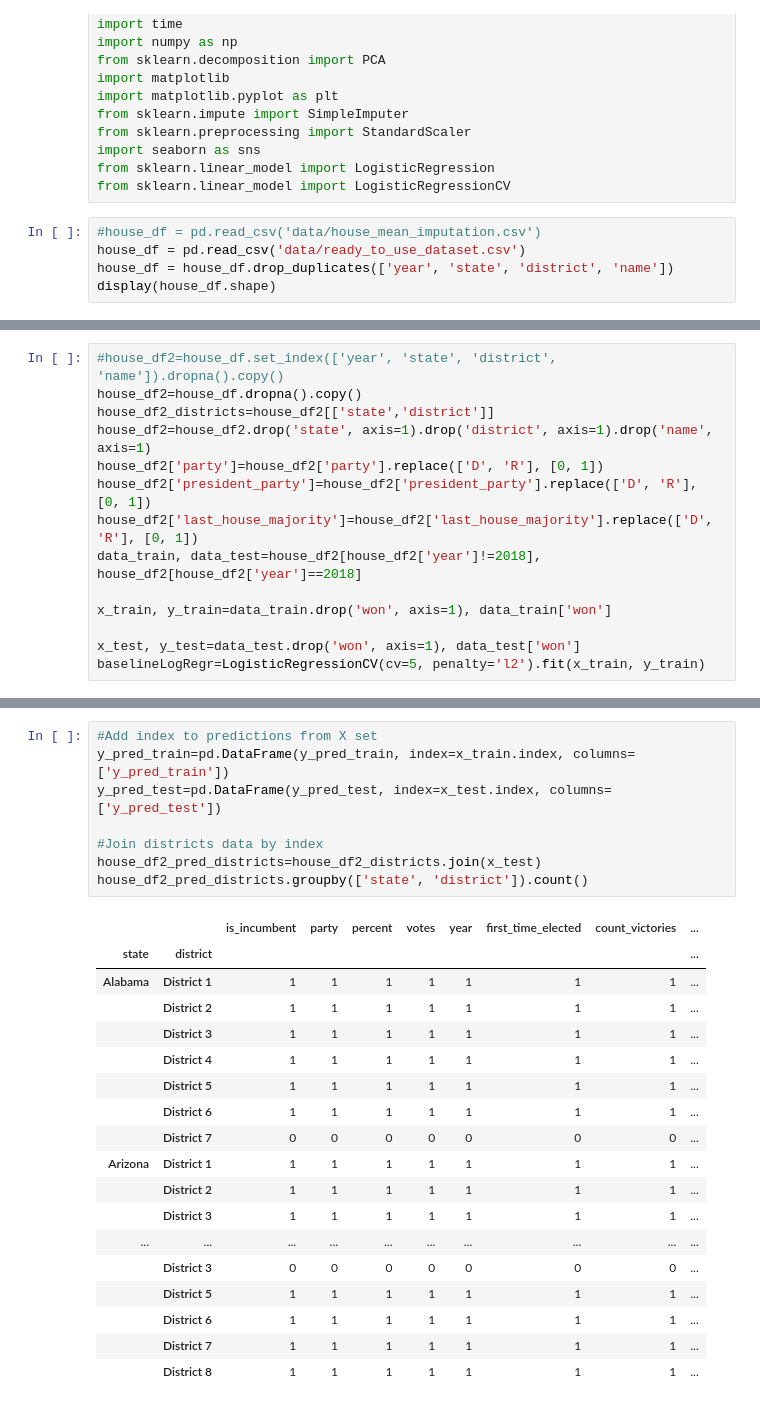
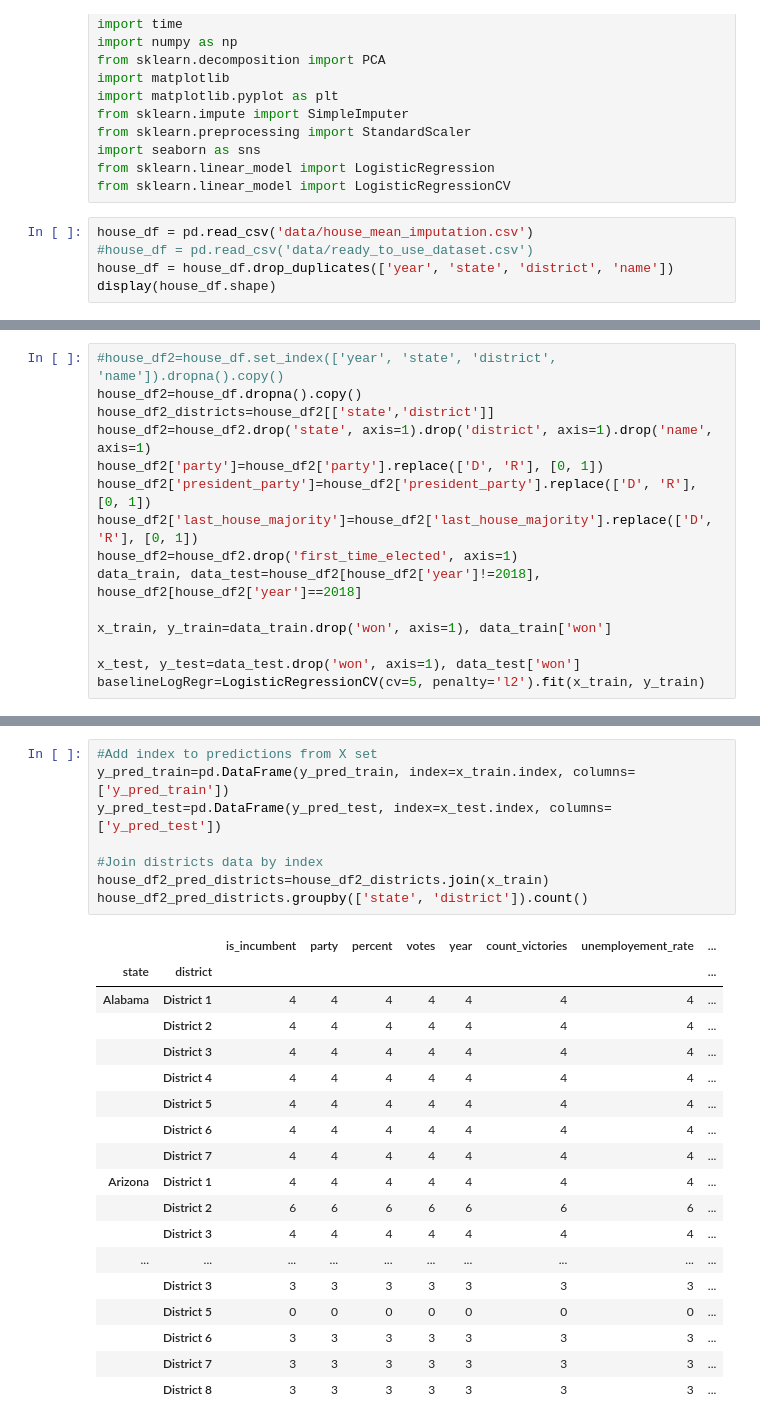
Before and after one commit to pmary/harvard_E-109A_final, a Jupyter notebook: 05-Modeling.ipynb, the cells around one changed output, grey strips where cells are left out. Drawn from its saved outputs; the diff is of its cells as text.

```diff
--- a/05-Modeling.ipynb
+++ b/05-Modeling.ipynb
@@ -16,8 +16,8 @@ import seaborn as sns
 from sklearn.linear_model import LogisticRegression
 from sklearn.linear_model import LogisticRegressionCV
 # %%
-#house_df = pd.read_csv('data/house_mean_imputation.csv')
-house_df = pd.read_csv('data/ready_to_use_dataset.csv')
+house_df = pd.read_csv('data/house_mean_imputation.csv')
+#house_df = pd.read_csv('data/ready_to_use_dataset.csv')
 house_df = house_df.drop_duplicates(['year', 'state', 'district', 'name'])
 display(house_df.shape)
 # %% [output]
@@ -34,6 +40,7 @@ house_df2=house_df2.drop('state', axis=1).drop('district', axis=1).drop('name',
 house_df2['party']=house_df2['party'].replace(['D', 'R'], [0, 1])
 house_df2['president_party']=house_df2['president_party'].replace(['D', 'R'], [0, 1])
 house_df2['last_house_majority']=house_df2['last_house_majority'].replace(['D', 'R'], [0, 1])
+house_df2=house_df2.drop('first_time_elected', axis=1)
 data_train, data_test=house_df2[house_df2['year']!=2018], house_df2[house_df2['year']==2018]
 
 x_train, y_train=data_train.drop('won', axis=1), data_train['won']
@@ -63,27 +80,27 @@ Amount of districts in the predictions: 67.1% of the total
 # %%
 #Add index to predictions from X set
 y_pred_train=pd.DataFrame(y_pred_train, index=x_train.index, columns=['y_pred_train'])
 y_pred_test=pd.DataFrame(y_pred_test, index=x_test.index, columns=['y_pred_test'])
 
 #Join districts data by index
-house_df2_pred_districts=house_df2_districts.join(x_test)
+house_df2_pred_districts=house_df2_districts.join(x_train)
 house_df2_pred_districts.groupby(['state', 'district']).count()
 # %% [output]
-|  |  | is_incumbent | party | percent | votes | year | first_time_elected | count_victories | ... |
+|  |  | is_incumbent | party | percent | votes | year | count_victories | unemployement_rate | ... |
 | state | district |  |  |  |  |  |  |  | ... |
-| Alabama | District 1 | 1 | 1 | 1 | 1 | 1 | 1 | 1 | ... |
-|  | District 2 | 1 | 1 | 1 | 1 | 1 | 1 | 1 | ... |
-|  | District 3 | 1 | 1 | 1 | 1 | 1 | 1 | 1 | ... |
-|  | District 4 | 1 | 1 | 1 | 1 | 1 | 1 | 1 | ... |
-|  | District 5 | 1 | 1 | 1 | 1 | 1 | 1 | 1 | ... |
-|  | District 6 | 1 | 1 | 1 | 1 | 1 | 1 | 1 | ... |
-|  | District 7 | 0 | 0 | 0 | 0 | 0 | 0 | 0 | ... |
-| Arizona | District 1 | 1 | 1 | 1 | 1 | 1 | 1 | 1 | ... |
-|  | District 2 | 1 | 1 | 1 | 1 | 1 | 1 | 1 | ... |
-|  | District 3 | 1 | 1 | 1 | 1 | 1 | 1 | 1 | ... |
+| Alabama | District 1 | 4 | 4 | 4 | 4 | 4 | 4 | 4 | ... |
+|  | District 2 | 4 | 4 | 4 | 4 | 4 | 4 | 4 | ... |
+|  | District 3 | 4 | 4 | 4 | 4 | 4 | 4 | 4 | ... |
+|  | District 4 | 4 | 4 | 4 | 4 | 4 | 4 | 4 | ... |
+|  | District 5 | 4 | 4 | 4 | 4 | 4 | 4 | 4 | ... |
+|  | District 6 | 4 | 4 | 4 | 4 | 4 | 4 | 4 | ... |
+|  | District 7 | 4 | 4 | 4 | 4 | 4 | 4 | 4 | ... |
+| Arizona | District 1 | 4 | 4 | 4 | 4 | 4 | 4 | 4 | ... |
+|  | District 2 | 6 | 6 | 6 | 6 | 6 | 6 | 6 | ... |
+|  | District 3 | 4 | 4 | 4 | 4 | 4 | 4 | 4 | ... |
 | ... | ... | ... | ... | ... | ... | ... | ... | ... | ... |
-|  | District 3 | 0 | 0 | 0 | 0 | 0 | 0 | 0 | ... |
-|  | District 5 | 1 | 1 | 1 | 1 | 1 | 1 | 1 | ... |
-|  | District 6 | 1 | 1 | 1 | 1 | 1 | 1 | 1 | ... |
-|  | District 7 | 1 | 1 | 1 | 1 | 1 | 1 | 1 | ... |
-|  | District 8 | 1 | 1 | 1 | 1 | 1 | 1 | 1 | ... |
+|  | District 3 | 3 | 3 | 3 | 3 | 3 | 3 | 3 | ... |
+|  | District 5 | 0 | 0 | 0 | 0 | 0 | 0 | 0 | ... |
+|  | District 6 | 3 | 3 | 3 | 3 | 3 | 3 | 3 | ... |
+|  | District 7 | 3 | 3 | 3 | 3 | 3 | 3 | 3 | ... |
+|  | District 8 | 3 | 3 | 3 | 3 | 3 | 3 | 3 | ... |
```
Also changed, not shown: parts of 5 cells of this notebook, 2 other files.
